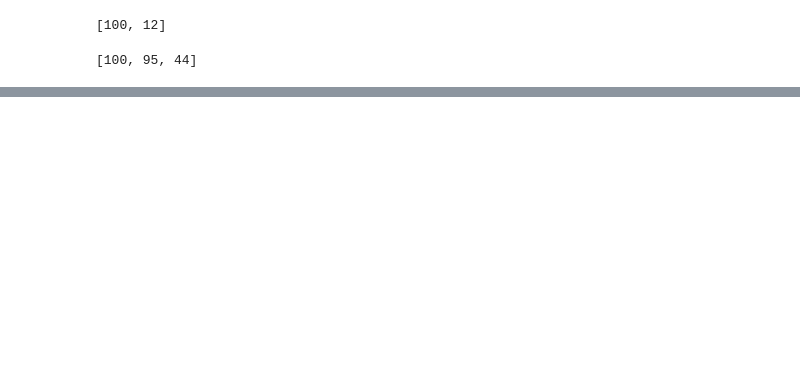
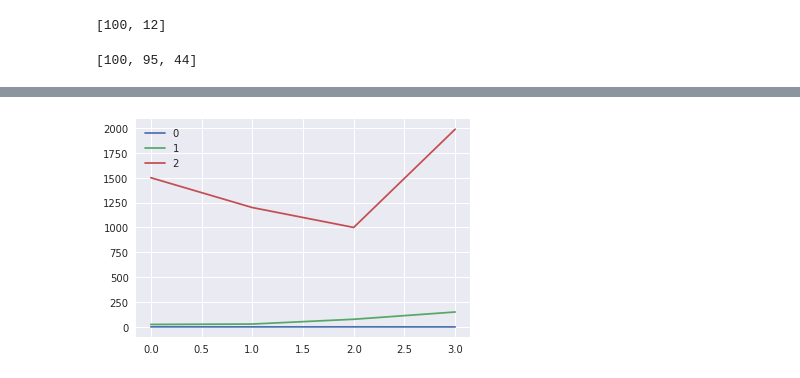
Before and after one commit to babinyurii/cheet_sheets, a Jupyter notebook: pandas_cheet_sheet.ipynb, the cells around one changed output, grey strips where cells are left out. Drawn from its saved outputs; the diff is of its cells as text; code cells hidden in the pictures; blank space fills up the shorter version.

```diff
--- a/pandas_cheet_sheet.ipynb
+++ b/pandas_cheet_sheet.ipynb
@@ -108,0 +184,5 @@ data.loc[:,"row_1"].tolist()
+# %%
+data_raw = pd.DataFrame([[1, 25, 1500],
+                        [0.5, 29, 1200],
+                       [0.8, 77, 1000],
+                       [0.1, 150, 1987]])
@@ -108,0 +197,5 @@ data.loc[:,"row_1"].tolist()
+# %%
+data_raw.plot()
+plt.show()
+# %% [output]
+[figure, added]
```
Also changed, not shown: parts of 22 cells of this notebook, 1 other file.
